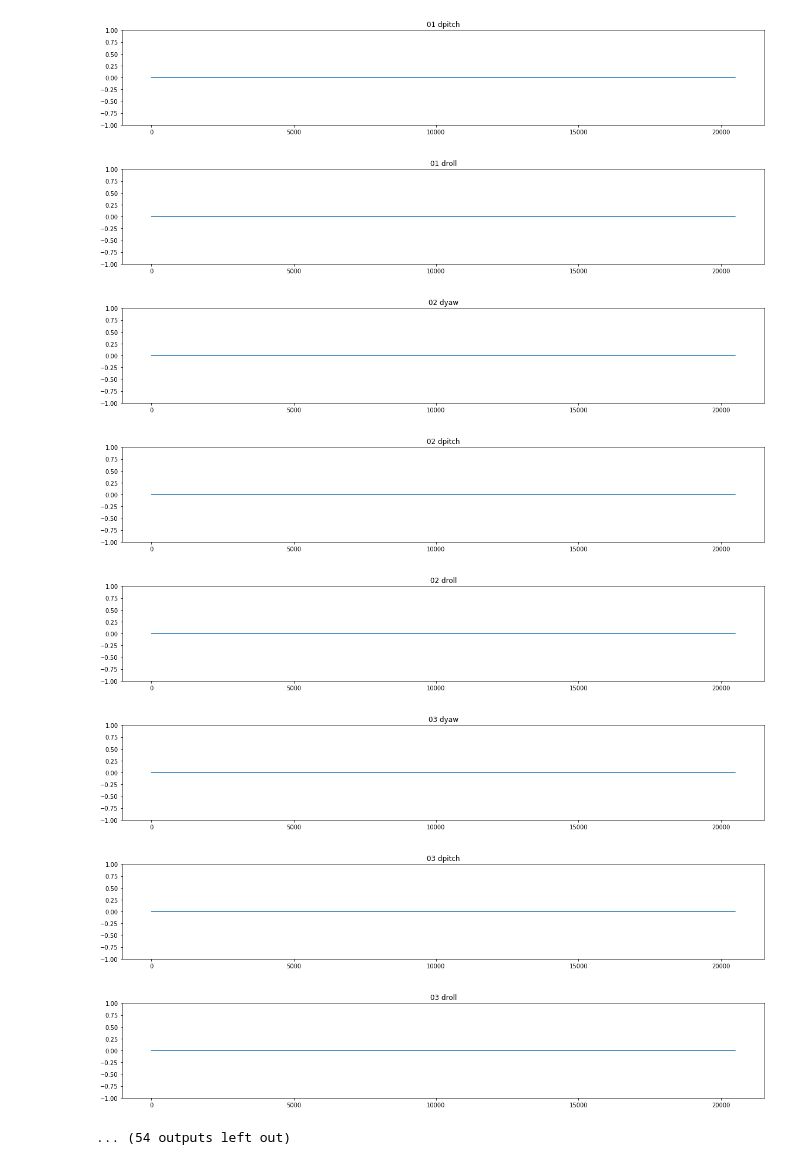
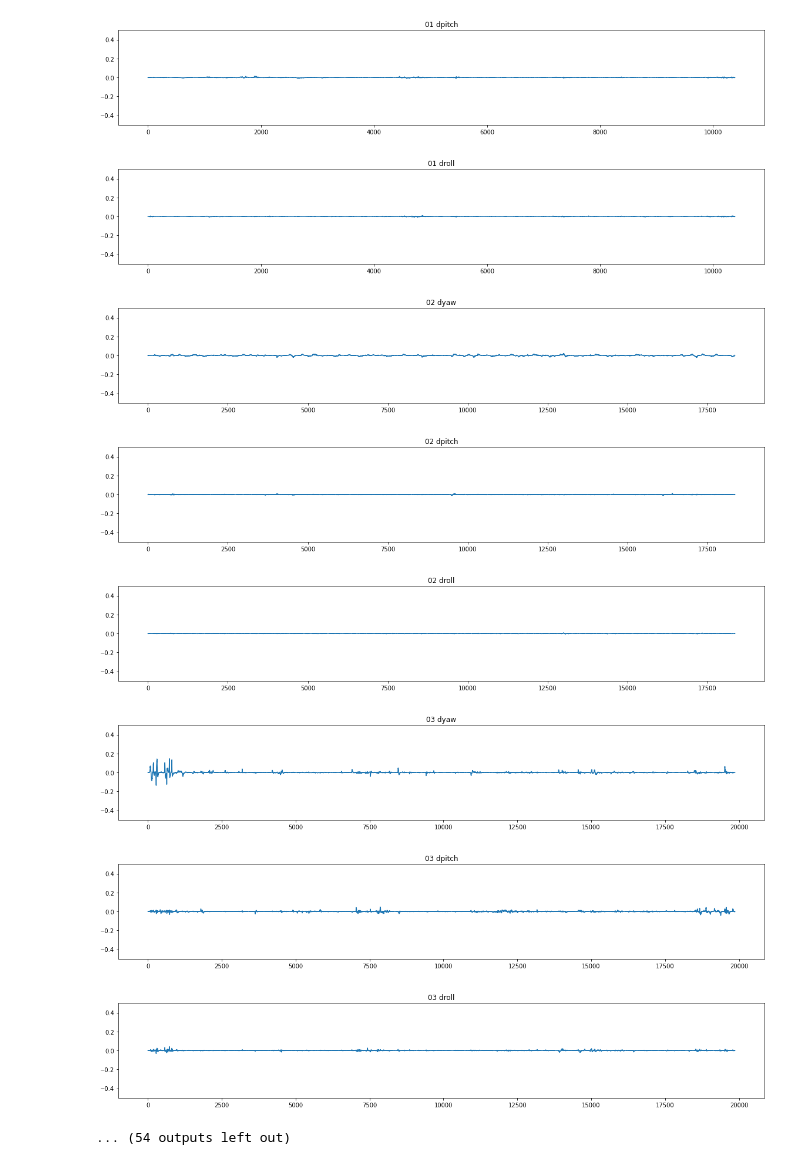
Before and after one commit to Kitsunetic/head-project, a Jupyter notebook: interpolation 문제점 찾기.ipynb, the cells around one changed output. Cells and saved outputs as stored; diff of their text form; code cells hidden in the pictures.

```diff
--- a/interpolation 문제점 찾기.ipynb
+++ b/interpolation 문제점 찾기.ipynb
@@ -17,10 +17,10 @@ dpitch = pitch[1:] - pitch[:-1]
 droll = roll[1:] - roll[:-1]
 # %%
 for i in range(22):
-    csv = pd.read_csv('data/interpolation/interpolation_00.csv')
-    yaw = csv['input_orientation_yaw']
-    pitch = csv['input_orientation_pitch']
-    roll = csv['input_orientation_roll']
+    csv = pd.read_csv(f'data/interpolation/interpolation_{i:02d}.csv')
+    yaw = csv['input_orientation_yaw'].to_numpy()
+    pitch = csv['input_orientation_pitch'].to_numpy()
+    roll = csv['input_orientation_roll'].to_numpy()
     dyaw = yaw[1:] - yaw[:-1]
     dpitch = pitch[1:] - pitch[:-1]
     droll = roll[1:] - roll[:-1]
@@ -28,19 +28,19 @@ for i in range(22):
     plt.figure(figsize=(16, 3))
     plt.plot(dyaw)
     plt.title(f'{i:02d} dyaw')
-    plt.ylim(-1, 1)
+    plt.ylim(-0.5, 0.5)
     plt.tight_layout()
     plt.show()
     plt.figure(figsize=(16, 3))
     plt.plot(dpitch)
     plt.title(f'{i:02d} dpitch')
-    plt.ylim(-1, 1)
+    plt.ylim(-0.5, 0.5)
     plt.tight_layout()
     plt.show()
     plt.figure(figsize=(16, 3))
     plt.plot(droll)
     plt.title(f'{i:02d} droll')
-    plt.ylim(-1, 1)
+    plt.ylim(-0.5, 0.5)
     plt.tight_layout()
     plt.show()
 # %% [output]
@@ -51,9 +51,9 @@ for i in range(22):
-[figure, old version]
+[figure, new version]
-[figure, old version]
+[figure, new version]
-[figure, old version]
+[figure, new version]
-[figure, old version]
+[figure, new version]
-[figure, old version]
+[figure, new version]
-[figure, old version]
+[figure, new version]
-[figure, old version]
+[figure, new version]
-[figure, old version]
+[figure, new version]
 ... (54 outputs left out)
```
Also changed, not shown: parts of 3 cells of this notebook, 1 other file.
